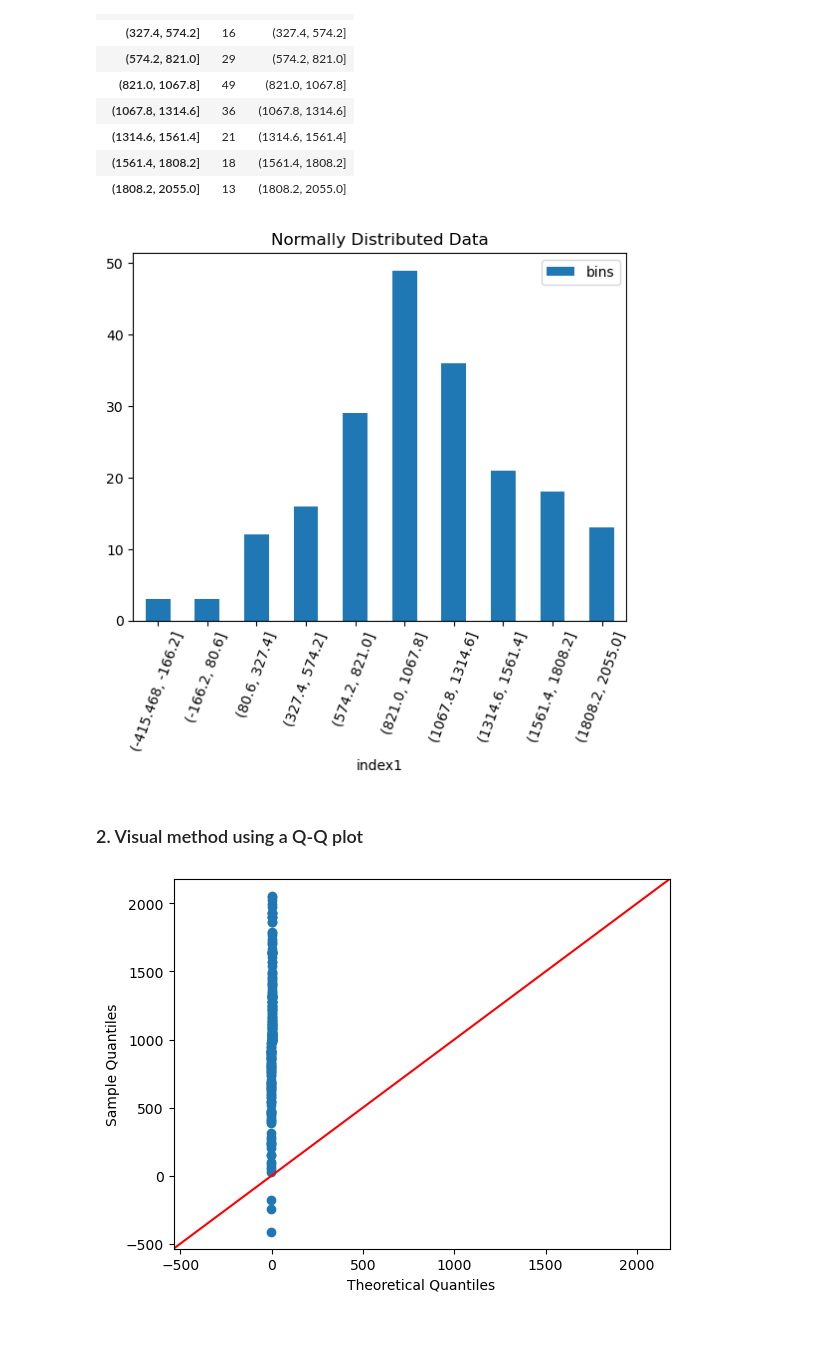
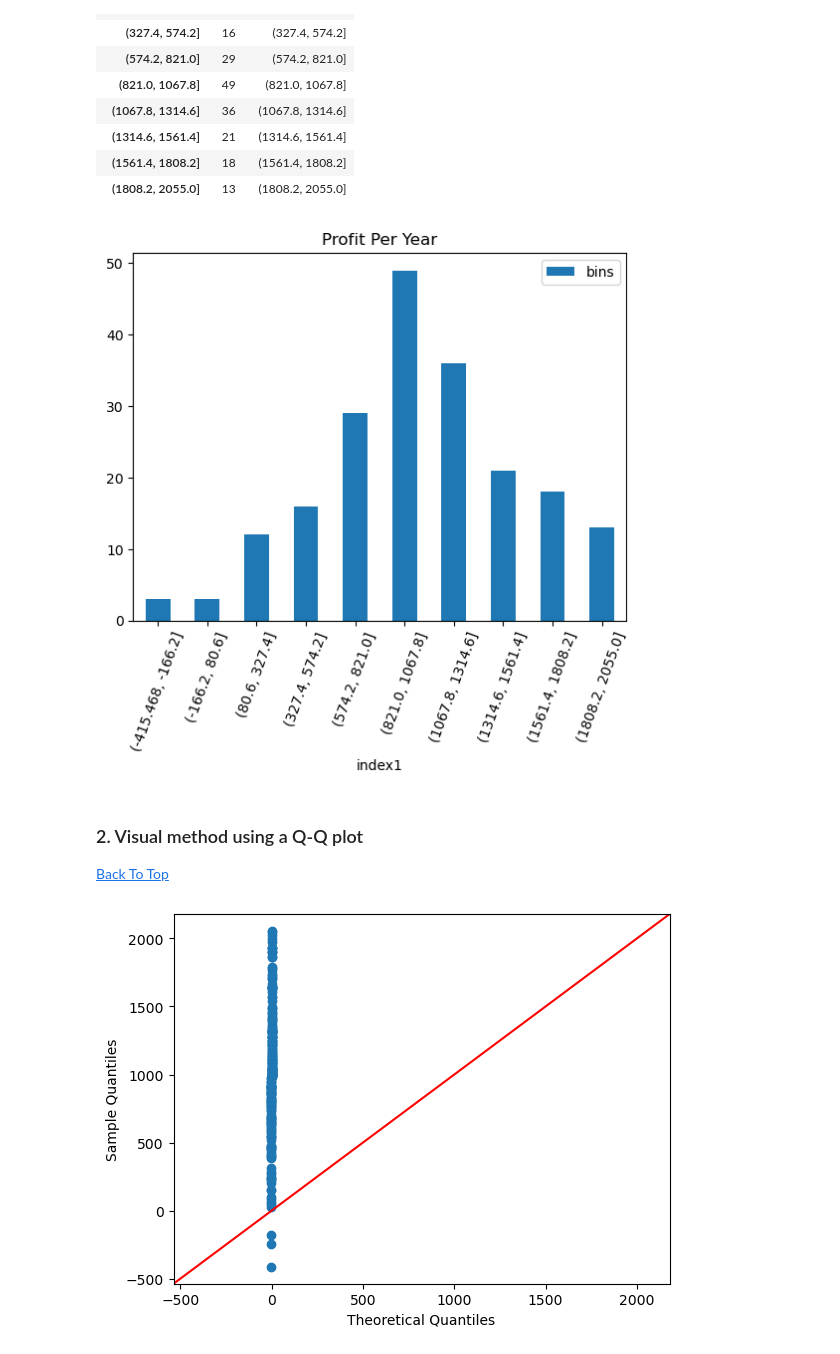
Before and after one commit to elainetynan/funddata-assessment, a Jupyter notebook: normalDistribution/NormalDistribution.ipynb, the cells around one changed output. Saved outputs shown, nothing was run; the diff lists cells and outputs as text; code cells hidden in the pictures.

```diff
--- a/normalDistribution/NormalDistribution.ipynb
+++ b/normalDistribution/NormalDistribution.ipynb
@@ -431,11 +520,14 @@ df2_sorted
 | (1808.2, 2055.0] | 13 | (1808.2, 2055.0] |
 # %%
 # Plot the data (Should be normally distributed)
-df2_sorted.plot.bar(x="index1", y="bins", rot=70, title="Normally Distributed Data");
+ax = df2_sorted.plot.bar(x="index1", y="bins", rot=70, title="Profit Per Year");
 # %% [output]
-[figure, old version]
+[figure, new version]
 # %% [markdown]
+<a id = "qqplottest3"></a>
 ### 2. Visual method using a Q-Q plot
+
+[Back To Top](#top)
 # %%
 # Create a Q-Q plot. If the points in the plot are approximately in a straight diagonal line
 # then it can be assumed that the data is normally distributed (Statology, 2022).
```
Also changed, not shown: parts of 29 cells of this notebook, 2 other files.
